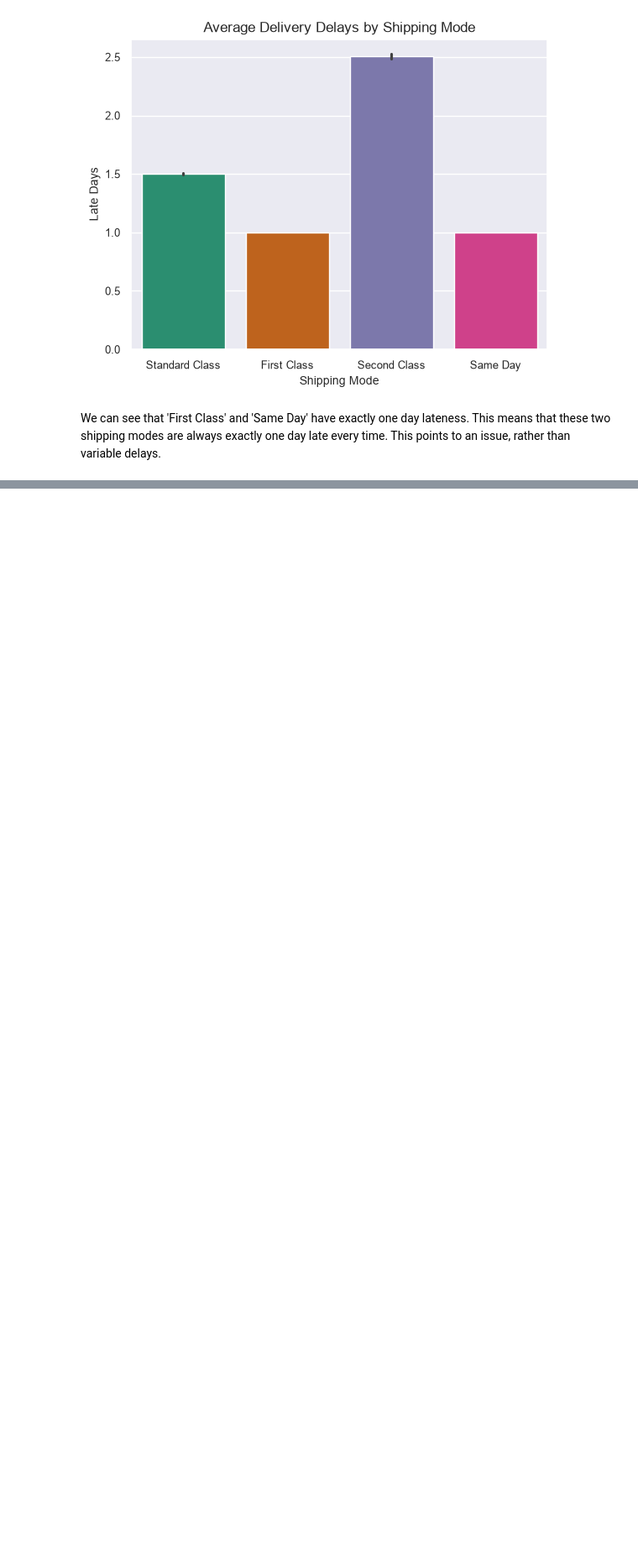
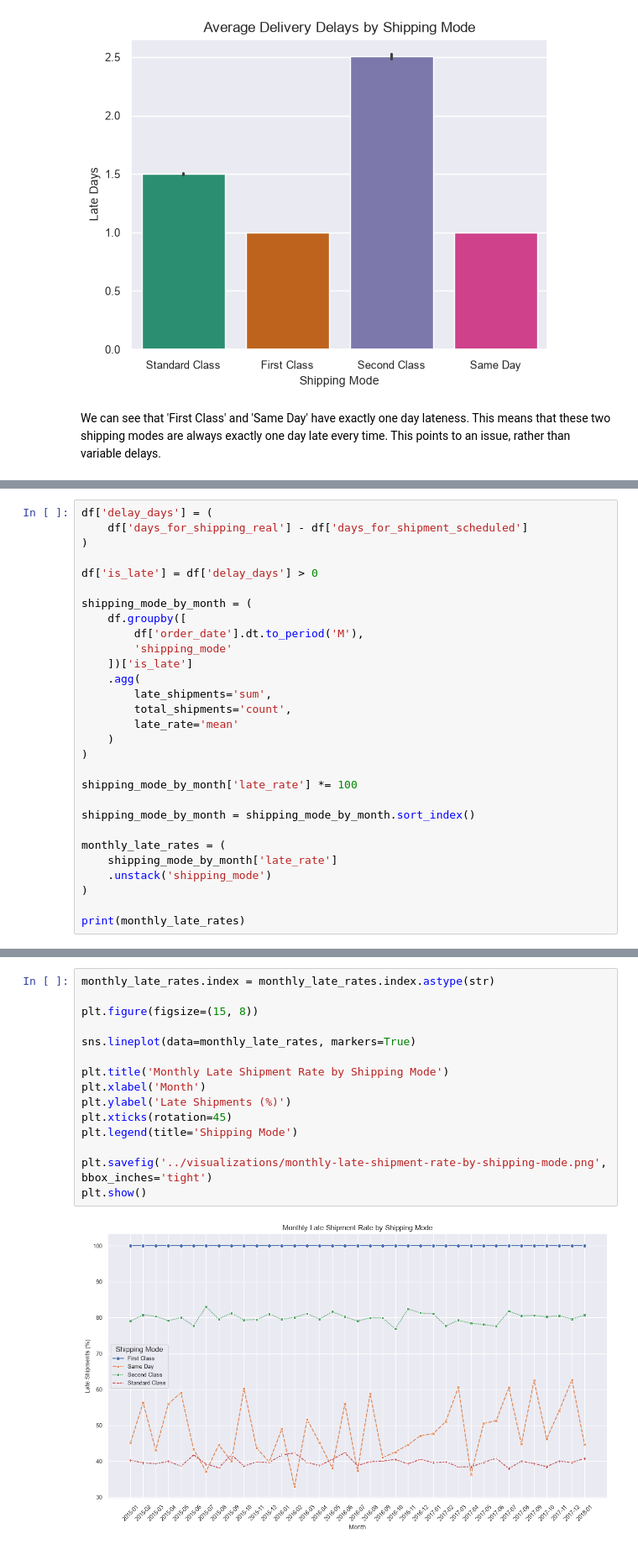
Before and after one commit to DimitarK13/smart-supply-chain, a Jupyter notebook: notebooks/03-shipping-performance-analysis.ipynb, the cells around one changed output, grey strips where cells are left out. Shown at 84% size. Saved outputs shown, nothing was run; the diff lists cells and outputs as text; blank space fills up the shorter version.

Commit message:
investigate shipping mode reliability over time

```diff
--- a/notebooks/03-shipping-performance-analysis.ipynb
+++ b/notebooks/03-shipping-performance-analysis.ipynb
@@ -108,0 +107,29 @@ We can see that 'First Class' and 'Same Day' have exactly one day lateness. This
+# %%
+df['delay_days'] = (
+    df['days_for_shipping_real'] - df['days_for_shipment_scheduled']
+)
+
+df['is_late'] = df['delay_days'] > 0
+
+shipping_mode_by_month = (
+    df.groupby([
+        df['order_date'].dt.to_period('M'),
+        'shipping_mode'
+    ])['is_late']
+    .agg(
+        late_shipments='sum',
+        total_shipments='count',
+        late_rate='mean'
+    )
+)
+
+shipping_mode_by_month['late_rate'] *= 100
+
+shipping_mode_by_month = shipping_mode_by_month.sort_index()
+
+monthly_late_rates = (
+    shipping_mode_by_month['late_rate']
+    .unstack('shipping_mode')
+)
+
+print(monthly_late_rates)
@@ -108,0 +154,17 @@ We can see that 'First Class' and 'Same Day' have exactly one day lateness. This
+# %%
+monthly_late_rates.index = monthly_late_rates.index.astype(str)
+
+plt.figure(figsize=(15, 8))
+
+sns.lineplot(data=monthly_late_rates, markers=True)
+
+plt.title('Monthly Late Shipment Rate by Shipping Mode')
+plt.xlabel('Month')
+plt.ylabel('Late Shipments (%)')
+plt.xticks(rotation=45)
+plt.legend(title='Shipping Mode')
+
+plt.savefig('../visualizations/monthly-late-shipment-rate-by-shipping-mode.png', bbox_inches='tight')
+plt.show()
+# %% [output]
+[figure, added]
```
Also changed, not shown: parts of 5 cells of this notebook, 1 other file.
